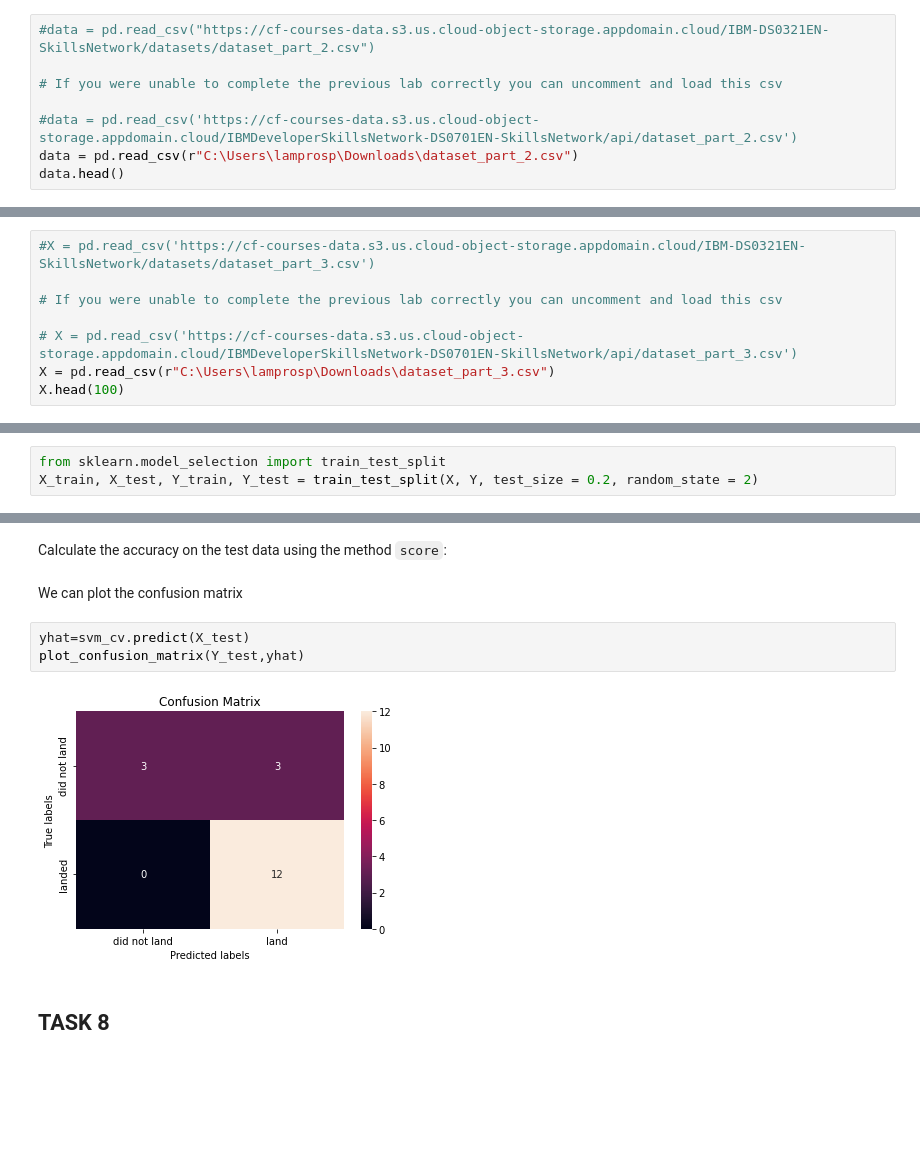
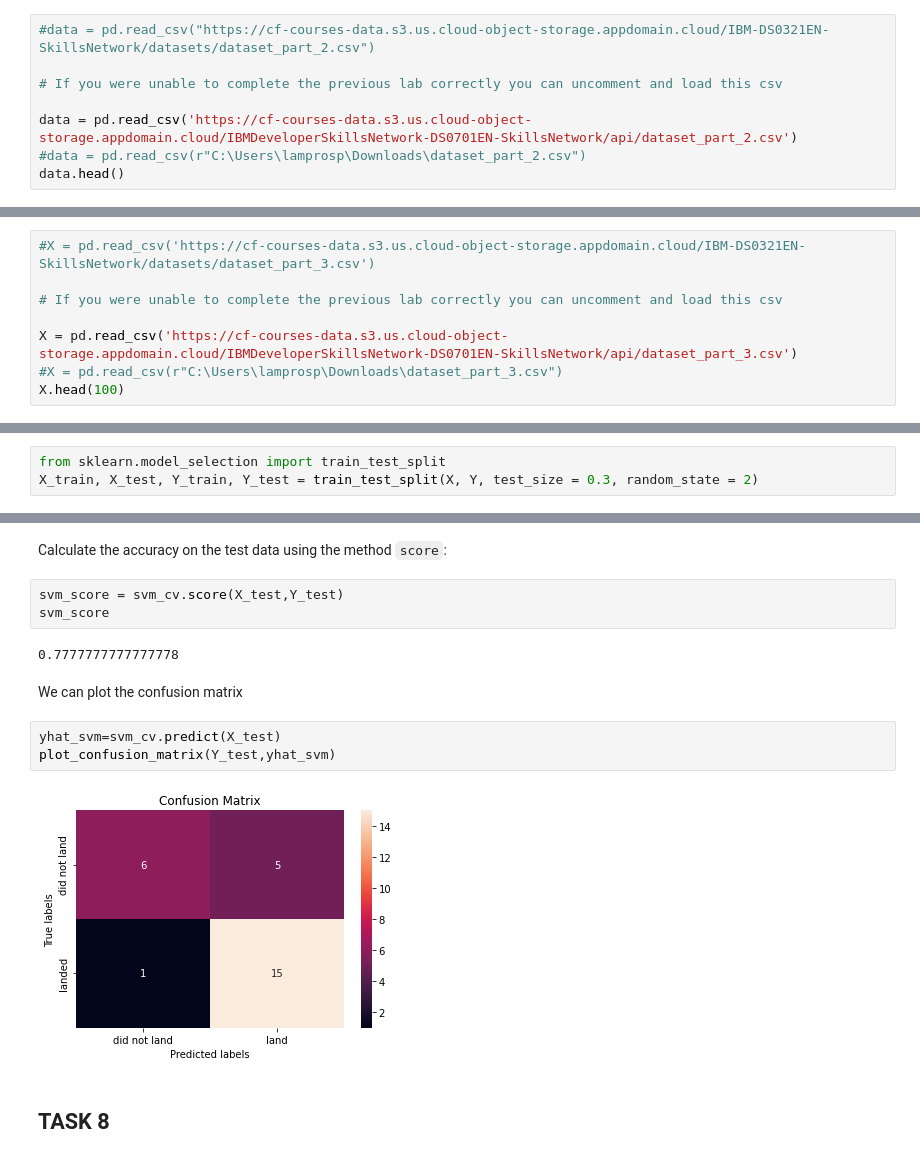
Before and after one commit to lpapaspyros/data_science_capstone_project, a Jupyter notebook: Machine Learning Predictions.ipynb, the cells around one changed output, grey strips where cells are left out. Cells and saved outputs as stored; diff of their text form; blank space fills up the shorter version.

```diff
--- a/Machine Learning Predictions.ipynb
+++ b/Machine Learning Predictions.ipynb
@@ -82,8 +82,8 @@ Load the data
 
 # If you were unable to complete the previous lab correctly you can uncomment and load this csv
 
-#data = pd.read_csv('https://cf-courses-data.s3.us.cloud-object-storage.appdomain.cloud/IBMDeveloperSkillsNetwork-DS0701EN-SkillsNetwork/api/dataset_part_2.csv')
-data = pd.read_csv(r"C:\Users\lamprosp\Downloads\dataset_part_2.csv")
+data = pd.read_csv('https://cf-courses-data.s3.us.cloud-object-storage.appdomain.cloud/IBMDeveloperSkillsNetwork-DS0701EN-SkillsNetwork/api/dataset_part_2.csv')
+#data = pd.read_csv(r"C:\Users\lamprosp\Downloads\dataset_part_2.csv")
 data.head()
 # %% [output]
 |  | FlightNumber | Date | BoosterVersion | PayloadMass | Orbit | LaunchSite | Outcome | Flights | GridFins | ... |
@@ -97,8 +97,8 @@ data.head()
 
 # If you were unable to complete the previous lab correctly you can uncomment and load this csv
 
-# X = pd.read_csv('https://cf-courses-data.s3.us.cloud-object-storage.appdomain.cloud/IBMDeveloperSkillsNetwork-DS0701EN-SkillsNetwork/api/dataset_part_3.csv')
-X = pd.read_csv(r"C:\Users\lamprosp\Downloads\dataset_part_3.csv")
+X = pd.read_csv('https://cf-courses-data.s3.us.cloud-object-storage.appdomain.cloud/IBMDeveloperSkillsNetwork-DS0701EN-SkillsNetwork/api/dataset_part_3.csv')
+#X = pd.read_csv(r"C:\Users\lamprosp\Downloads\dataset_part_3.csv")
 X.head(100)
 # %% [output]
 |  | FlightNumber | PayloadMass | Flights | Block | ReusedCount | Orbit_ES-L1 | Orbit_GEO | Orbit_GTO | ... |
@@ -159,7 +159,7 @@ Use the function train_test_split to split the data X and Y into training and te
 <code>X_train, X_test, Y_train, Y_test</code>
 # %%
 from sklearn.model_selection import train_test_split
-X_train, X_test, Y_train, Y_test = train_test_split(X, Y, test_size = 0.2, random_state = 2)
+X_train, X_test, Y_train, Y_test = train_test_split(X, Y, test_size = 0.3, random_state = 2)
 # %% [markdown]
 we can see we only have 18 test samples.
 # %%
@@ -238,13 +240,18 @@ accuracy : 0.8482142857142856
 ## TASK  7
 # %% [markdown]
 Calculate the accuracy on the test data using the method <code>score</code>:
+# %%
+svm_score = svm_cv.score(X_test,Y_test)
+svm_score
+# %% [output]
+0.7777777777777778
 # %% [markdown]
 We can plot the confusion matrix
 # %%
-yhat=svm_cv.predict(X_test)
-plot_confusion_matrix(Y_test,yhat)
+yhat_svm=svm_cv.predict(X_test)
+plot_confusion_matrix(Y_test,yhat_svm)
 # %% [output]
-[figure, old version]
+[figure, new version]
 # %% [markdown]
 ## TASK  8
 # %% [markdown]
```
Also changed, not shown: parts of 13 cells of this notebook, 5 other files.
